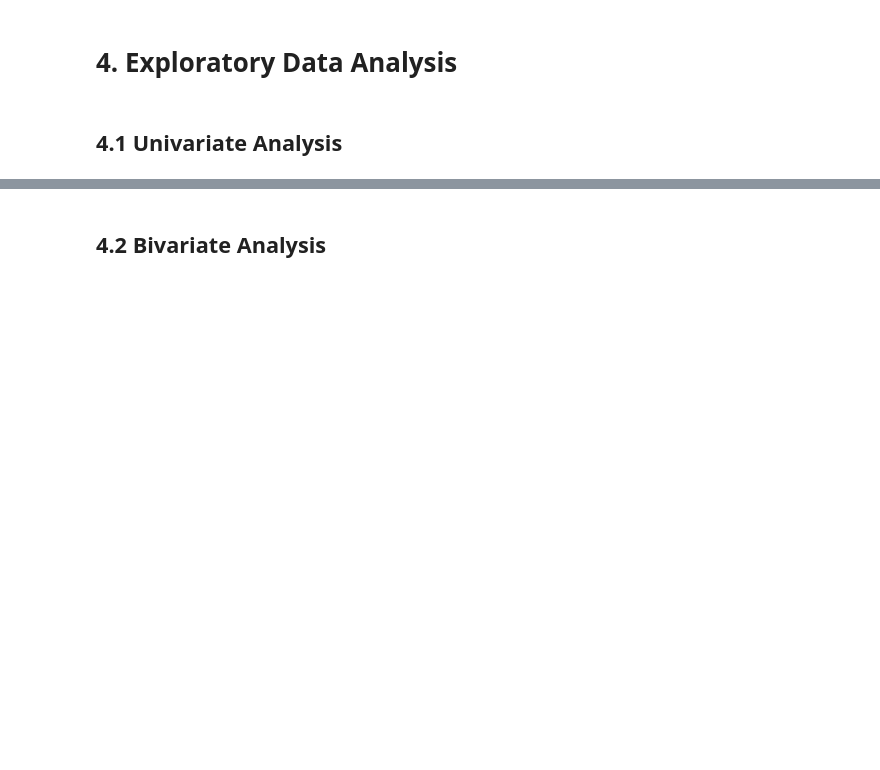
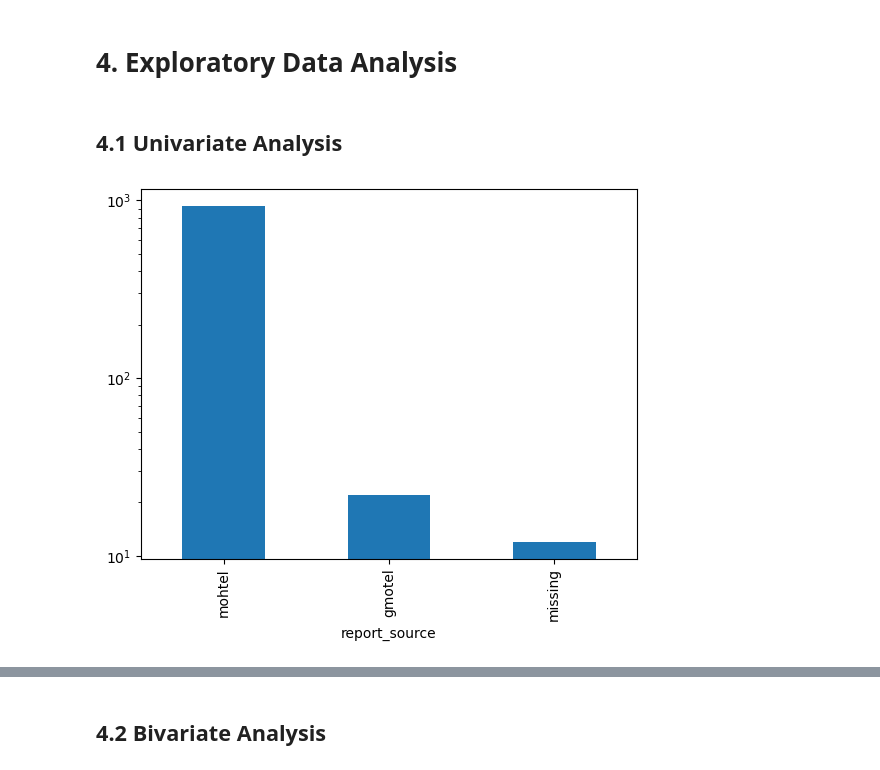
Before and after one commit to aya-alharazin/gaza-humanitarian-data-analysis, a Jupyter notebook: eda.ipynb, the cells around one changed output, grey strips where cells are left out. Cells and saved outputs as stored; diff of their text form; code cells hidden in the pictures; blank space fills up the shorter version.

```diff
--- a/eda.ipynb
+++ b/eda.ipynb
@@ -152,2 +155,7 @@ memory usage: 294.8+ KB
 # %% [markdown]
 ## 4.1 Univariate Analysis
+# %%
+ax = df['report_source'].value_counts().plot(kind='bar')
+ax.set_yscale('log')
+# %% [output]
+[figure, added]
```
Also changed, not shown: parts of 3 cells of this notebook.
